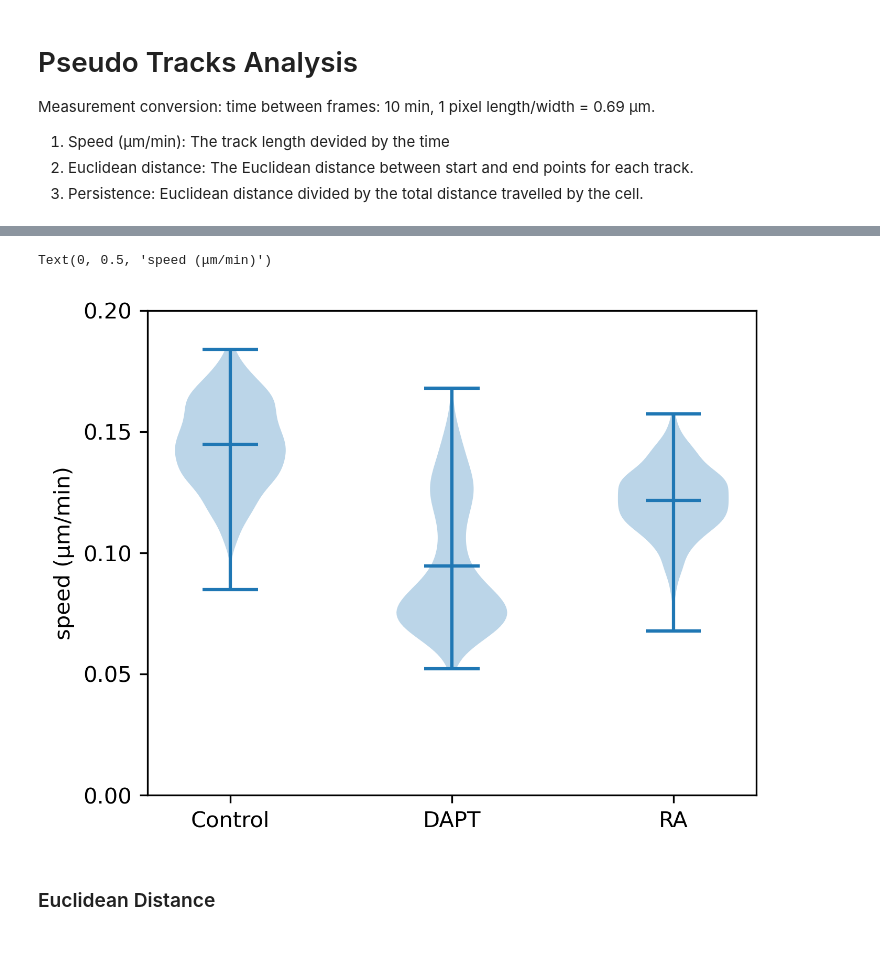
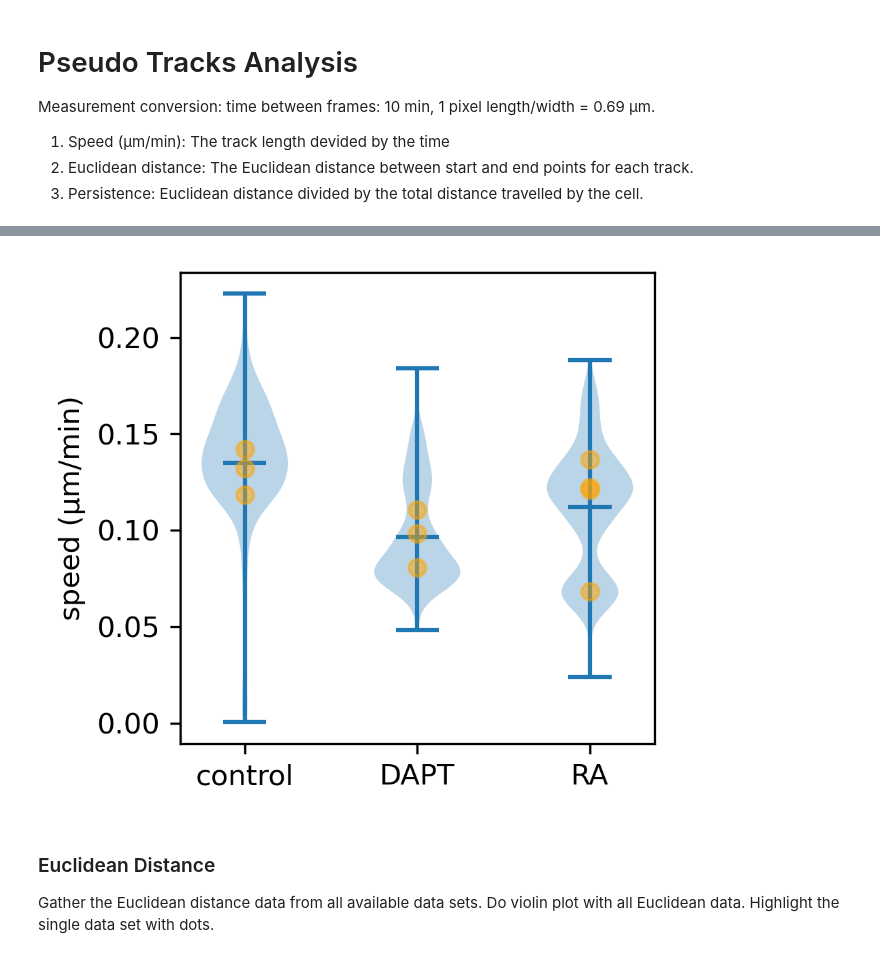
Before and after one commit to rzhou-space/PIV_analysis_headon_data, a Jupyter notebook: memGFP/Tracking_analysis_memGFP.ipynb, the cells around one changed output, grey strips where cells are left out. Saved outputs shown, nothing was run; the diff lists cells and outputs as text; code cells hidden in the pictures.

```diff
--- a/memGFP/Tracking_analysis_memGFP.ipynb
+++ b/memGFP/Tracking_analysis_memGFP.ipynb
@@ -115,4 +172,0 @@ def speed_calculation(x_coords, y_coords, time_conversion, pixel_conversion):
-# %%
-speed_control = speed_calculation(x_coords_control, y_coords_control, 10, 0.69)
-speed_DAPT = speed_calculation(x_coords_DAPT, y_coords_DAPT, 10, 0.69)
-speed_RA = speed_calculation(x_coords_RA, y_coords_RA, 10, 0.69)
@@ -119,16 +206,52 @@ speed_RA = speed_calculation(x_coords_RA, y_coords_RA, 10, 0.69)
+# %%
+with h5py.File("trajectory_speed.h5", "r") as file:  # Assume already know the .h5 data overview. Otherwise use the above overview function.
+    # Data set under DAPT condition.
+    speed_DAPT_1 = file["DAPT_1"][:]
+    speed_DAPT_2 = file["DAPT_2"][:]
+    speed_DAPT_3 = file["DAPT_3"][:]
+    # Create the array containing all speed data.
+    speed_DAPT = np.concatenate([speed_DAPT_1, speed_DAPT_2, speed_DAPT_3])
+
+    # Data set under RA condition.
+    speed_RA_1 = file["RA_1"][:]
+    speed_RA_2 = file["RA_2"][:]
+    speed_RA_3 = file["RA_3"][:]
+    speed_RA_4 = file["RA_4"][:]
+    # Create the array containing all speed data.
+    speed_RA = np.concatenate([speed_RA_1, speed_RA_2, speed_RA_3, speed_RA_4])
+
+    # Data set under control condition.
+    speed_control_1 = file["control_1"][:]
+    speed_control_2 = file["control_2"][:]
+    speed_control_3_condensate_cut = file["control_3(condensate_cut)"][:] # Have to filter out 0 because of condensates.
+    # Create the array containing all speed data.
+    speed_control = np.concatenate([speed_control_1, speed_control_2, speed_control_3_condensate_cut[speed_control_3_condensate_cut != 0]])
 # %%
-plt.figure(figsize=(5,4),dpi=300)
+plt.figure(figsize=(3,3),dpi=300)
 plt.violinplot([speed_control, speed_DAPT, speed_RA], showmeans=True) #, showmedians=True)
 
-# Customize the plot
-plt.xticks([1, 2, 3], ["Control", "DAPT", "RA"])  # Label each part
+# Plot the mean of each simgle sample on the violin bars.
+# For control data set.
+plt.scatter([1]*3, [np.mean(speed_control_1), np.mean(speed_control_2),
+                    np.mean(speed_control_3_condensate_cut)], color="orange", alpha=0.5, zorder=2)
+# For DAPT data set.
+plt.scatter([2]*3, [np.mean(speed_DAPT_1), np.mean(speed_DAPT_2),
+                    np.mean(speed_DAPT_3)], color="orange", alpha=0.5, zorder=2)
+# For RA data set.
+plt.scatter([3]*4, [np.mean(speed_RA_1), np.mean(speed_RA_2),
+                    np.mean(speed_RA_3), np.mean(speed_RA_4)], color="orange", alpha=0.5, zorder=2)
+
+# Customize the plot.
+plt.xticks([1, 2, 3], ["control", "DAPT", "RA"])  # Label each part
 plt.yticks([0, 0.05, 0.1, 0.15, 0.2])
 plt.ylabel("speed (μm/min)")
+plt.savefig("pseudo_trajectory_speed.svg", format="svg")
 # %% [output]
-Text(0, 0.5, 'speed (μm/min)')
-[figure, old version]
+[figure, new version]
 # %% [markdown]
 ### Euclidean Distance
+
+Gather the Euclidean distance data from all available data sets. Do violin plot with all Euclidean data. Highlight the single data set with dots.
 # %%
 def euclidean_distance_calculation(x_coords, y_coords, pixel_conversion):
     # Compute the start-to-end distance for each trajectory
```
Also changed, not shown: parts of 23 cells of this notebook.
